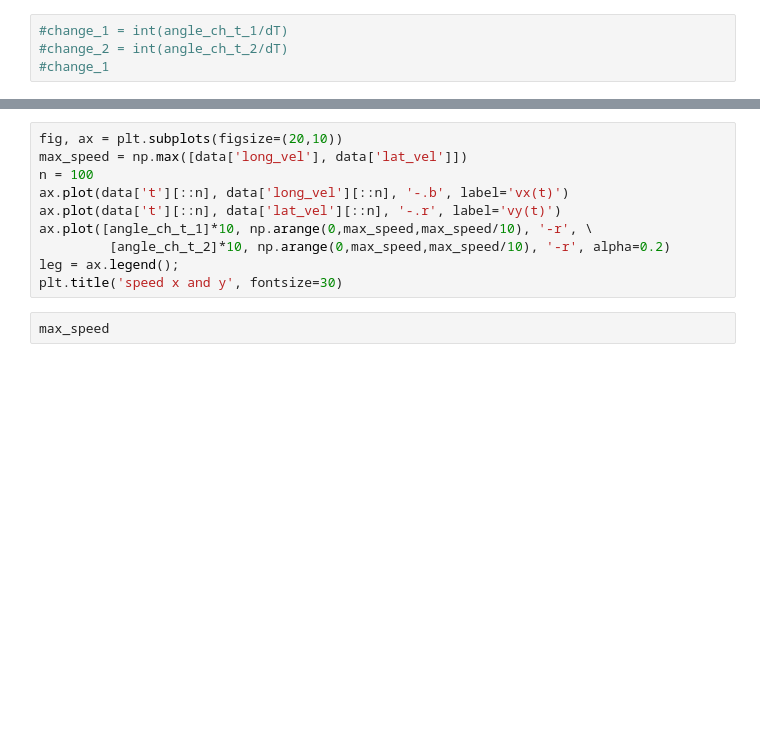
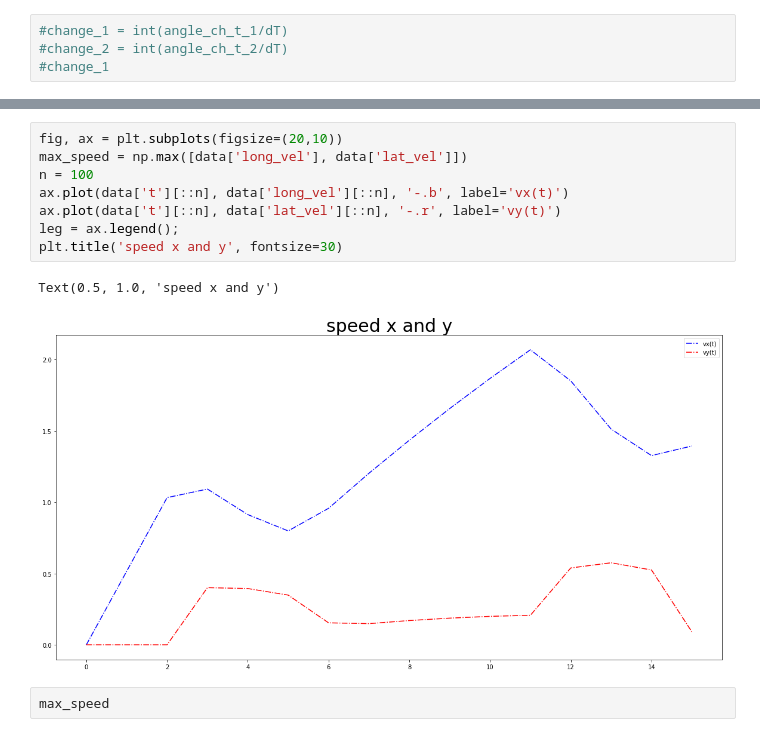
Before and after one commit to AvaRat/dynamic-model-car-simulator, a Jupyter notebook: simulator_visualization.ipynb, the cells around one changed output, grey strips where cells are left out. Saved outputs shown, nothing was run; the diff lists cells and outputs as text; blank space fills up the shorter version.

```diff
--- a/simulator_visualization.ipynb
+++ b/simulator_visualization.ipynb
@@ -128,13 +148,14 @@ NameError: name 'angle_ch_t_1' is not defined
 # %%
 fig, ax = plt.subplots(figsize=(20,10))
 max_speed = np.max([data['long_vel'], data['lat_vel']])
 n = 100
 ax.plot(data['t'][::n], data['long_vel'][::n], '-.b', label='vx(t)')
 ax.plot(data['t'][::n], data['lat_vel'][::n], '-.r', label='vy(t)')
-ax.plot([angle_ch_t_1]*10, np.arange(0,max_speed,max_speed/10), '-r', \
-         [angle_ch_t_2]*10, np.arange(0,max_speed,max_speed/10), '-r', alpha=0.2)
 leg = ax.legend();
 plt.title('speed x and y', fontsize=30)
+# %% [output]
+Text(0.5, 1.0, 'speed x and y')
+[figure, added]
 # %%
 max_speed
 # %%
```
Also changed, not shown: parts of 7 cells of this notebook, 3 other files.
